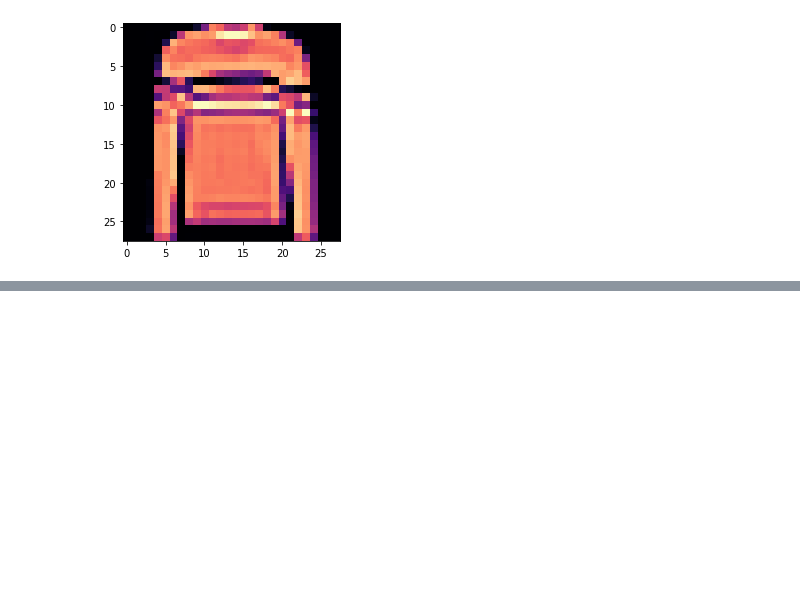
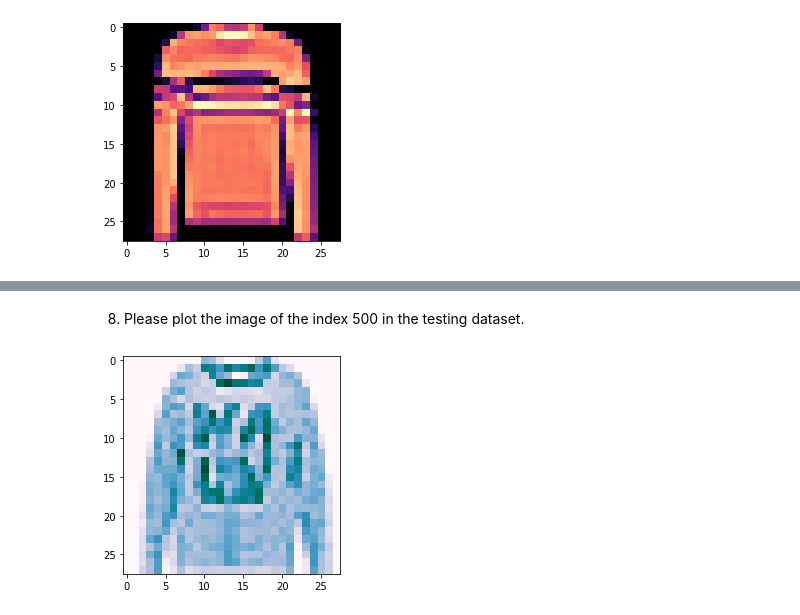
Before and after one commit to qlows/Deep-Learning, a Jupyter notebook: assignment1/assingment1.ipynb, the cells around one changed output, grey strips where cells are left out. Saved outputs shown, nothing was run; the diff lists cells and outputs as text; code cells hidden in the pictures; blank space fills up the shorter version.

```diff
--- a/assignment1/assingment1.ipynb
+++ b/assignment1/assingment1.ipynb
@@ -81,0 +138,7 @@ plt.show()
+# %% [markdown]
+8.	Please plot the image of the index 500 in the testing dataset.
+# %%
+plt.imshow(test_images[500], cmap='PuBuGn')
+plt.show()
+# %% [output]
+[figure, added]
```
Also changed, not shown: parts of 17 cells of this notebook.
